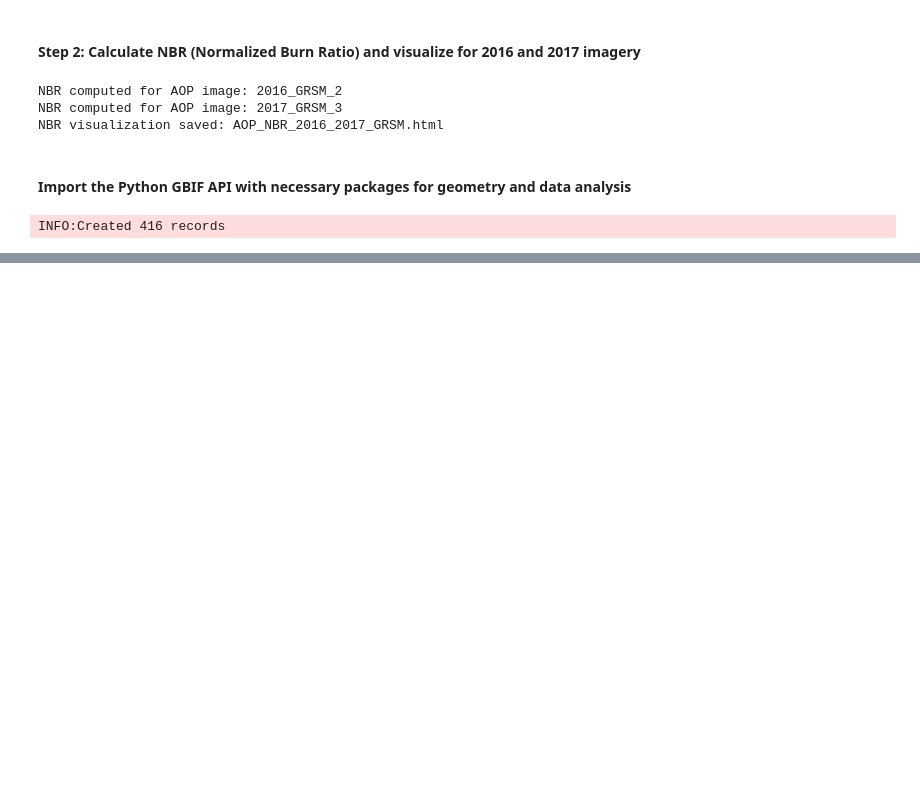
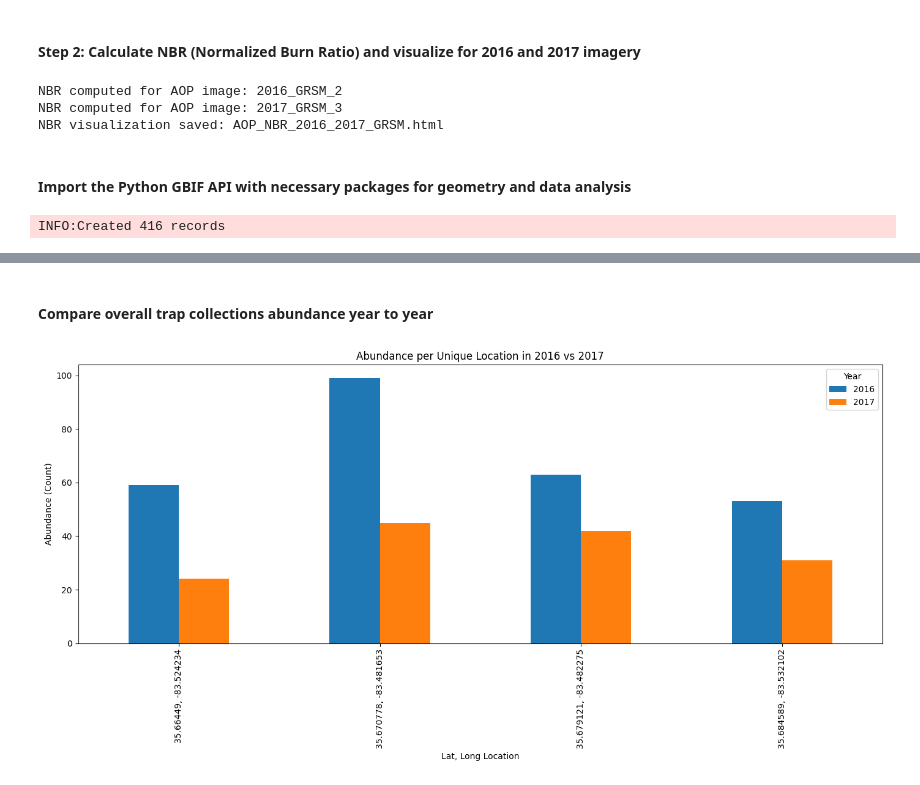
Before and after one commit to kllewers/NEON_GBIF_GSM_Fire_Comparison, a Jupyter notebook: code/Example_Notebook.ipynb, the cells around one changed output, grey strips where cells are left out. Saved outputs shown, nothing was run; the diff lists cells and outputs as text; code cells hidden in the pictures; blank space fills up the shorter version.

Commit message:
visualizations and graphs done

```diff
--- a/code/Example_Notebook.ipynb
+++ b/code/Example_Notebook.ipynb
@@ -173,0 +278,34 @@ INFO:Created 416 records
+# %% [markdown]
+#### Compare overall trap collections abundance year to year
+# %%
+import matplotlib.pyplot as plt
+
+# Load the GBIF records from your GeoJSON file
+gdf = gpd.read_file("gbif_carabids_gsmnp_2016_2017.geojson")
+
+# Create a new column that identifies each unique location by combining latitude and longitude as a string.
+# Adjust formatting as needed.
+gdf['location'] = gdf['latitude'].astype(str) + ", " + gdf['longitude'].astype(str)
+
+# Group by year and location, counting the number of occurrences (abundance) per location for each year.
+abundance_by_loc = gdf.groupby(['year', 'location']).size().reset_index(name='count')
+
+# Pivot the grouped DataFrame so that each unique location is a row and the columns are the counts for each year.
+pivot_abundance = abundance_by_loc.pivot(index='location', columns='year', values='count').fillna(0)
+
+# For clarity, sort the locations (this step is optional and dependent on your preference)
+pivot_abundance = pivot_abundance.sort_index()
+
+# Plot a grouped bar chart (histogram style) with unique locations on the x-axis and counts as bar heights.
+ax = pivot_abundance.plot(kind='bar', figsize=(14, 7))
+
+ax.set_xlabel("Lat, Long Location")
+ax.set_ylabel("Abundance (Count)")
+ax.set_title("Abundance per Unique Location in 2016 vs 2017")
+ax.legend(title="Year")
+plt.xticks(rotation=90)  # Rotate x-axis labels for better readability
+
+plt.tight_layout()
+plt.show()
+# %% [output]
+[figure, added]
```
Also changed, not shown: parts of 9 cells of this notebook, 3 other files.
